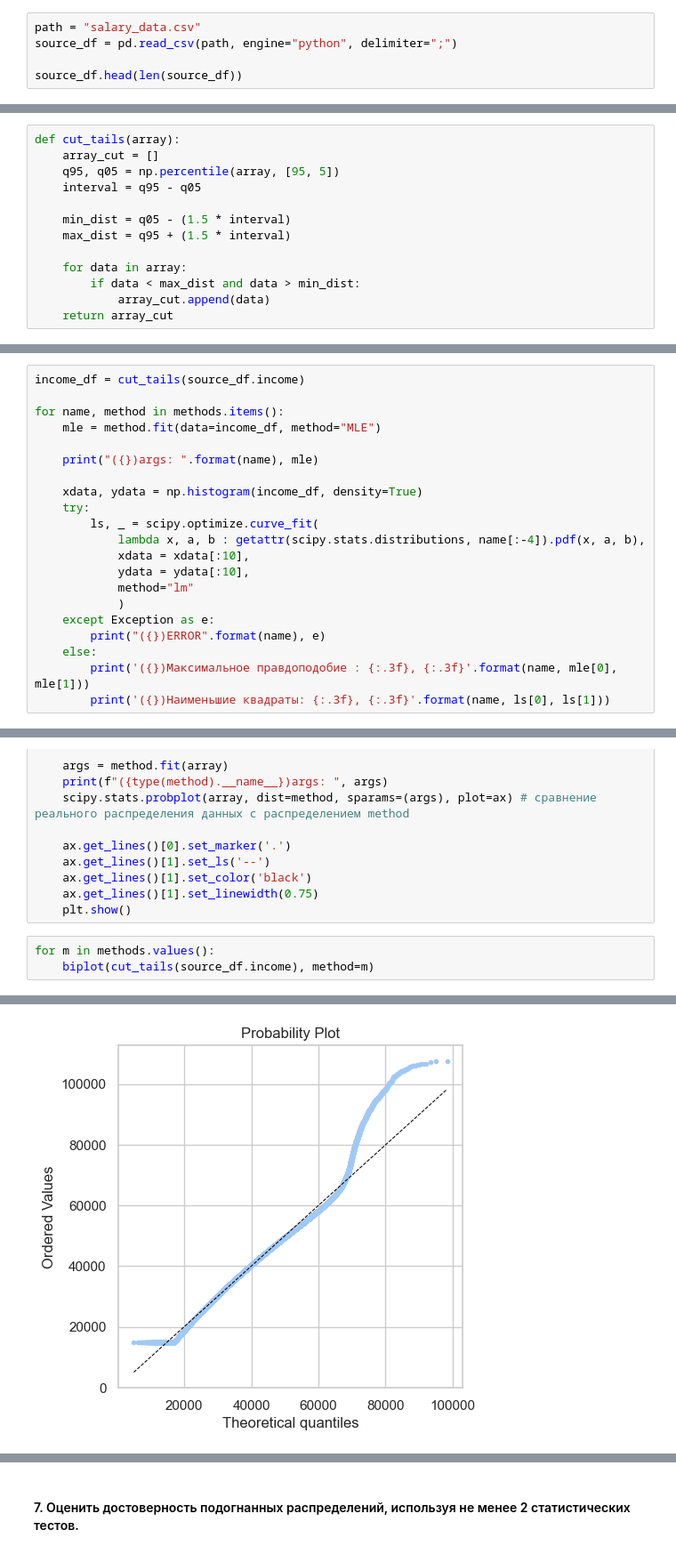
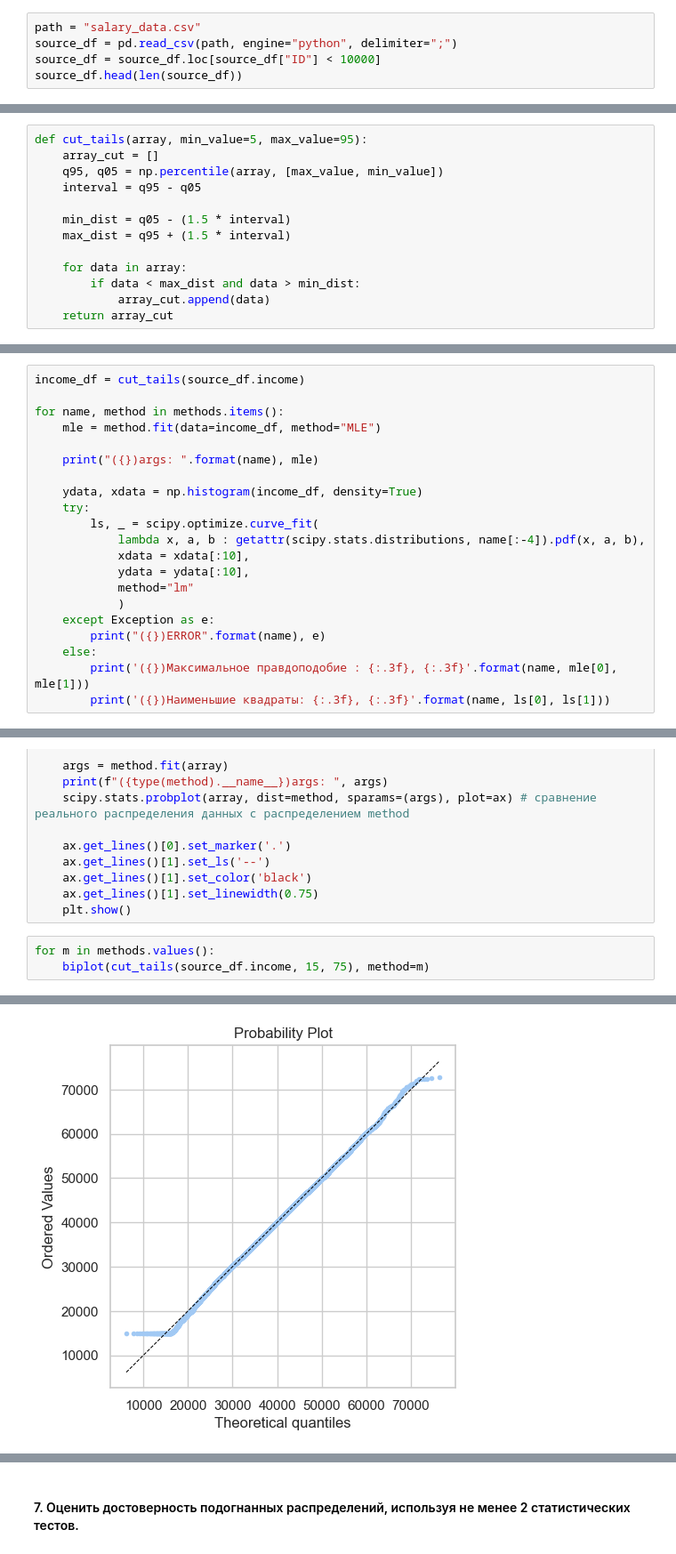
Before and after one commit to AnatolyPershinov/MFML_labs, a Jupyter notebook: lr1/salary/salary.ipynb, the cells around one changed output, grey strips where cells are left out. Shown: that part at 89% size. Drawn from its saved outputs; the diff is of its cells as text.

```diff
--- a/lr1/salary/salary.ipynb
+++ b/lr1/salary/salary.ipynb
@@ -9,7 +9,7 @@ warnings.filterwarnings(action='ignore')
 # %%
 path = "salary_data.csv"
 source_df = pd.read_csv(path, engine="python", delimiter=";")
-
+source_df = source_df.loc[source_df["ID"] < 10000]
 source_df.head(len(source_df))
 # %% [output]
 |  | ID | income | age | gender | education_level |
@@ -77,9 +77,9 @@ Text(0, 0.5, 'Income')
 
 #### 2. Непараметрическая оценка плотности распределения в виде гистограммы с использованием функции плотности ядра
 # %%
-def cut_tails(array):
+def cut_tails(array, min_value=5, max_value=95):
     array_cut = []
-    q95, q05 = np.percentile(array, [95, 5])
+    q95, q05 = np.percentile(array, [max_value, min_value])
     interval = q95 - q05
 
     min_dist = q05 - (1.5 * interval)
@@ -300,7 +300,7 @@ for name, method in methods.items():
 
     print("({})args: ".format(name), mle)
 
-    xdata, ydata = np.histogram(income_df, density=True)
+    ydata, xdata = np.histogram(income_df, density=True)
     try:
         ls, _ = scipy.optimize.curve_fit(
             lambda x, a, b : getattr(scipy.stats.distributions, name[:-4]).pdf(x, a, b),
@@ -349,5 +350,5 @@ def biplot(array, method):
     plt.show()
 # %%
 for m in methods.values():
-    biplot(cut_tails(source_df.income), method=m)
+    biplot(cut_tails(source_df.income, 15, 75), method=m)
 # %% [output]
@@ -363 +364 @@ for m in methods.values():
-[figure, old version]
+[figure, new version]
```
Also changed, not shown: parts of 21 cells of this notebook.
